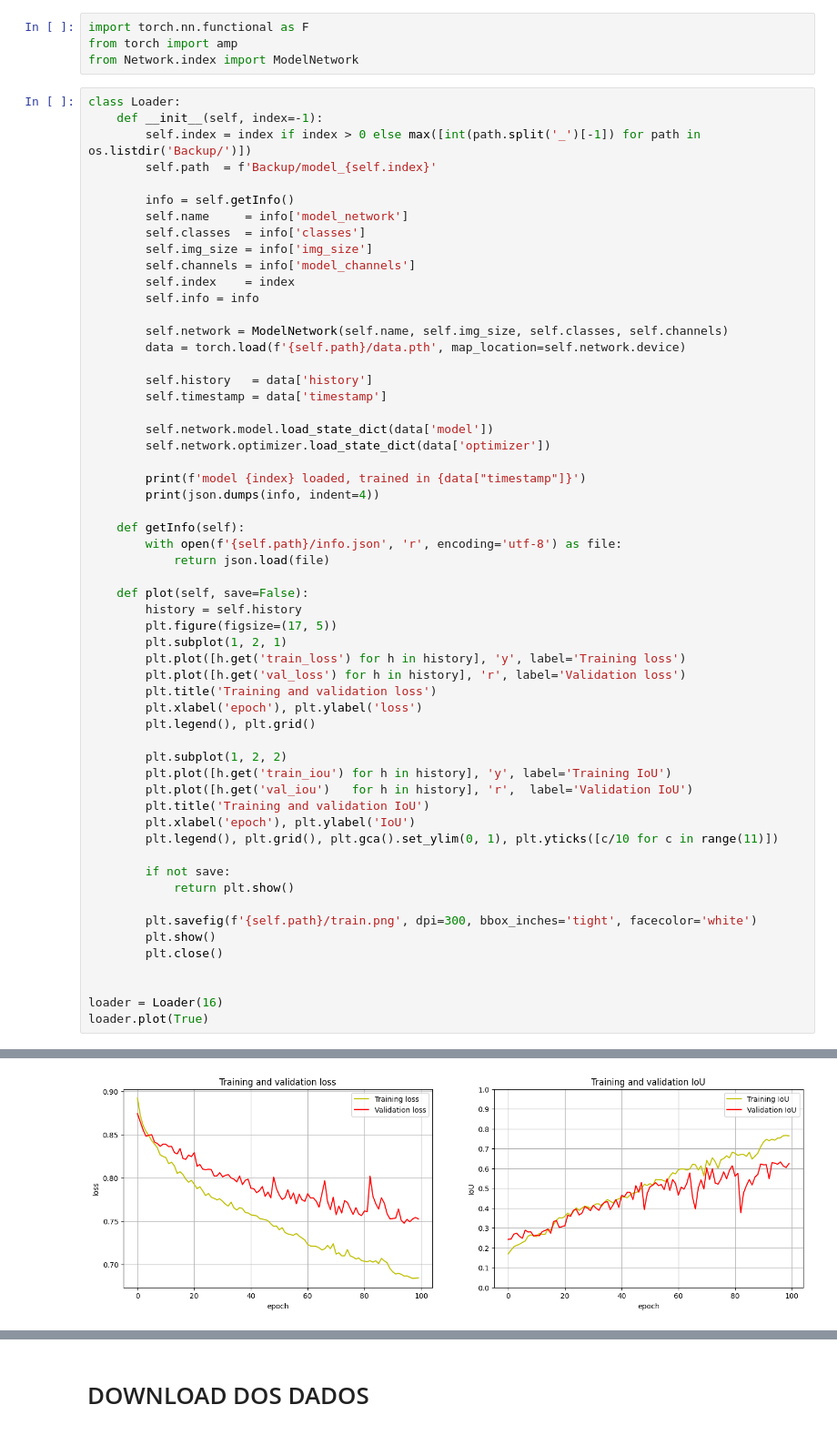
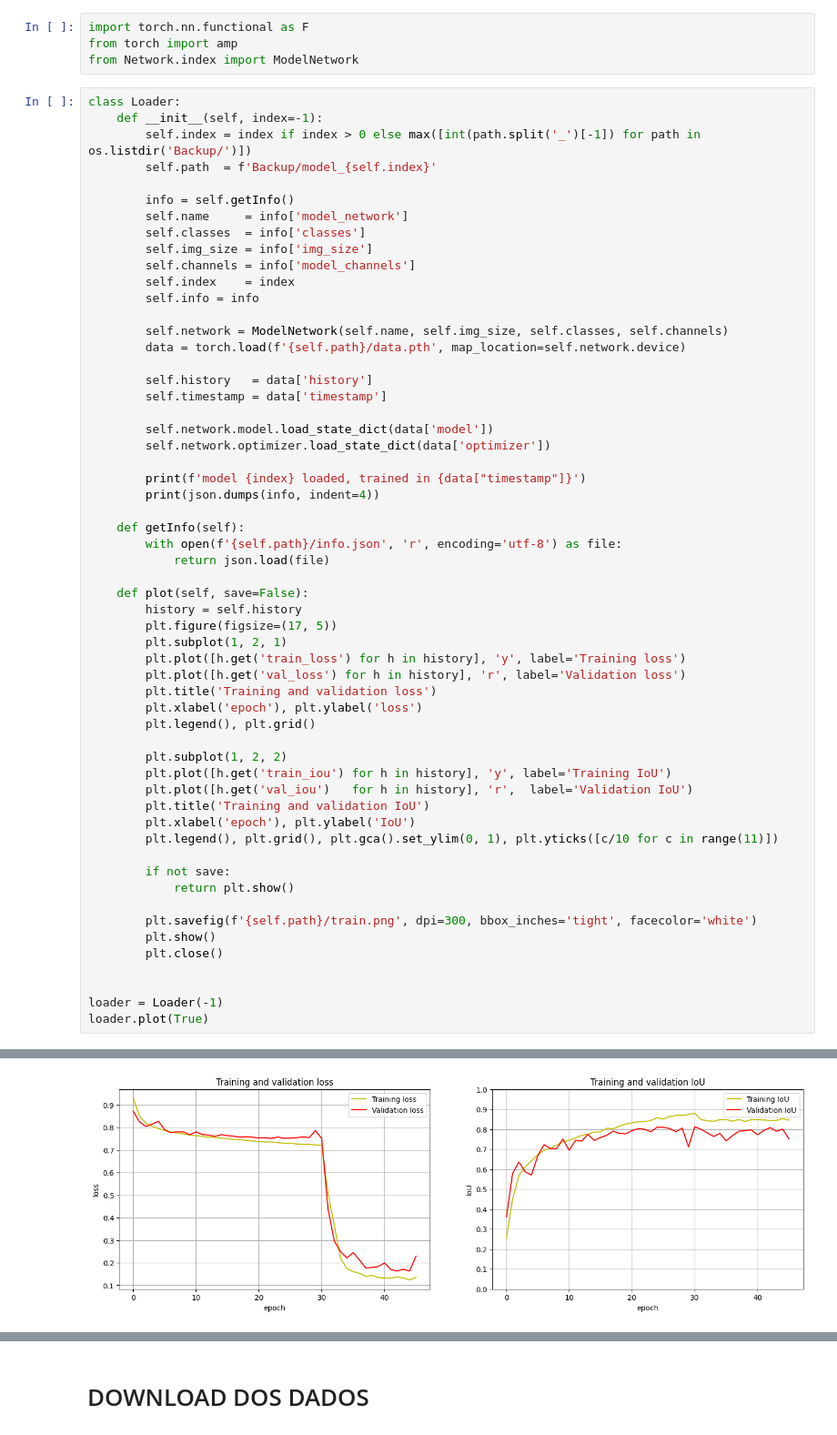
Before and after one commit to KlaussMarchi/SeismicMulticlass, a Jupyter notebook: Model/3 - PostProcessing.ipynb, the cells around one changed output, grey strips where cells are left out. Shown at 91% size. Drawn from its saved outputs; the diff is of its cells as text.

```diff
--- a/Model/3 - PostProcessing.ipynb
+++ b/Model/3 - PostProcessing.ipynb
@@ -156,6 +142,6 @@ class Loader:
         plt.close()
 
 
-loader = Loader(16)
+loader = Loader(-1)
 loader.plot(True)
 # %% [output]
@@ -178,5 +164,5 @@ model 16 loaded, trained in 22/02/26 23:36:36
 }
-[figure, old version]
+[figure, new version]
 # %%
 network = loader.network
 network.model
```
Also changed, not shown: parts of 11 cells of this notebook, 10 other files.
